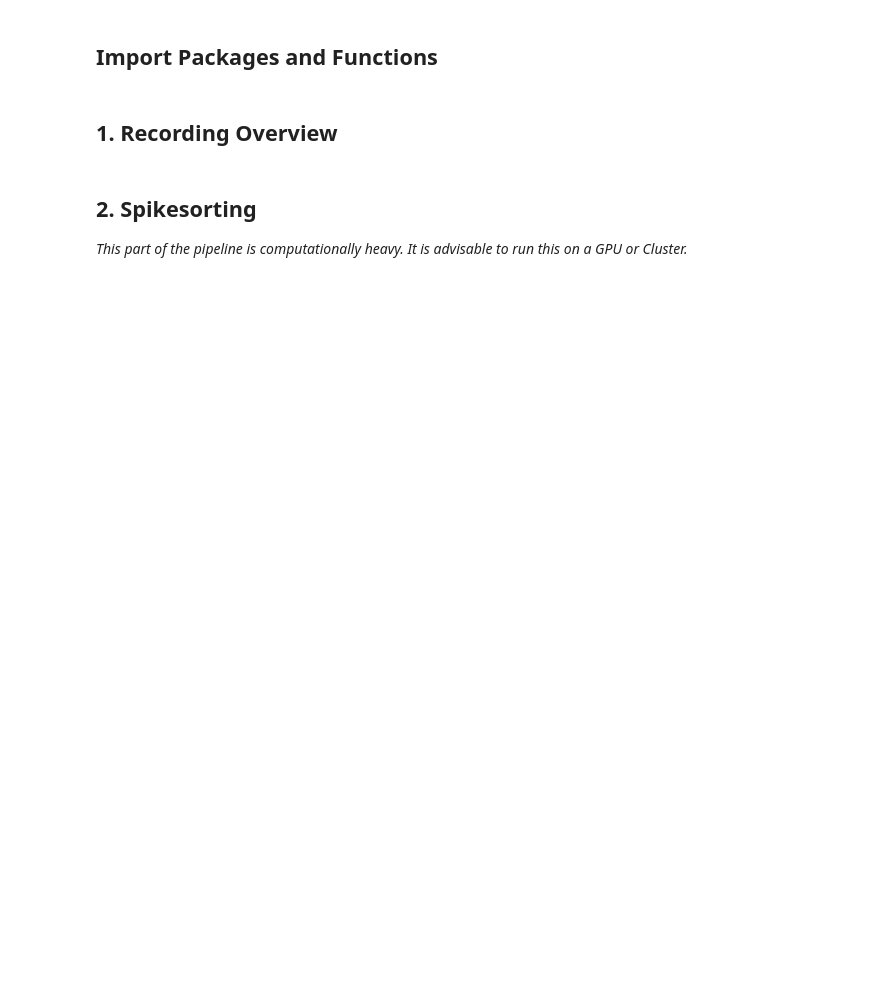
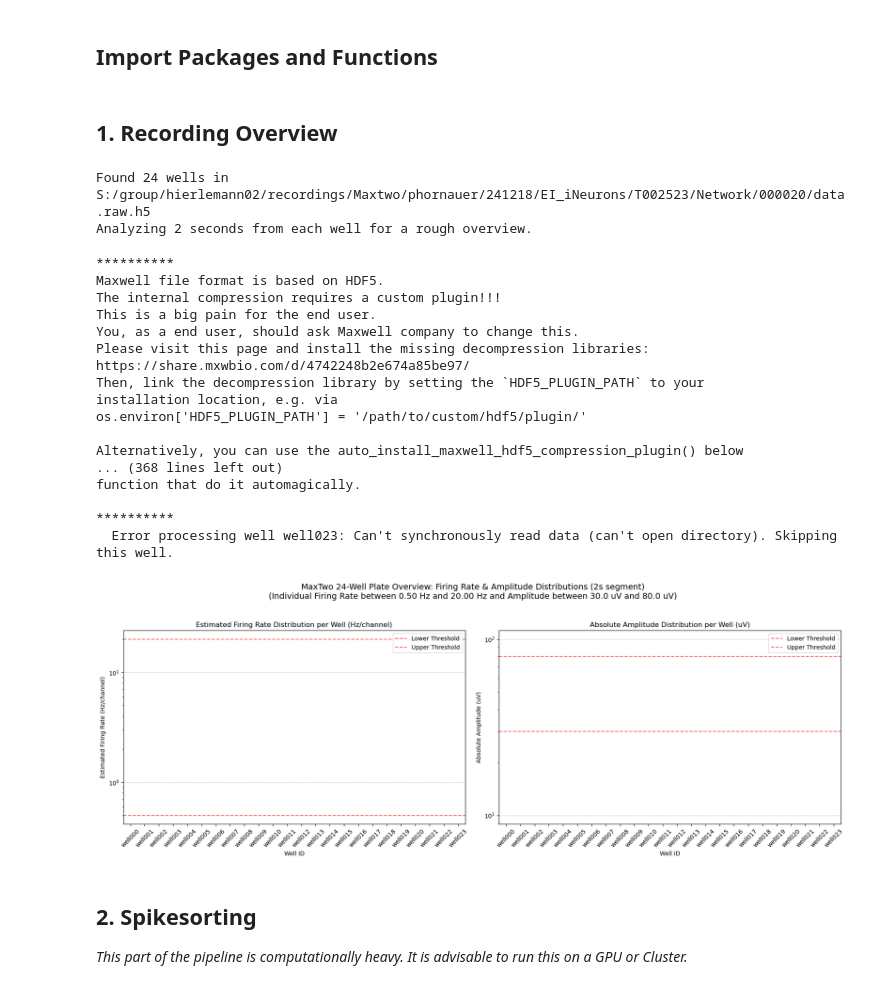
Before and after one commit to EHefti/DPQC, a Jupyter notebook: DPQC_Pipeline.ipynb, the cells around one changed output. Cells and saved outputs as stored; diff of their text form; code cells hidden in the pictures; blank space fills up the shorter version.

```diff
--- a/DPQC_Pipeline.ipynb
+++ b/DPQC_Pipeline.ipynb
@@ -27,21 +25,42 @@ import _functions.quality_control as qc
 # %%
 # Set your paths
 # Linux: '/net/bs-filesvr02/export/group/hierlemann/recordings/Maxtwo/.../data.raw.h5'
 # Windows: 'S:/group/hierlemann02/recordings/Maxtwo/.../data.raw.h5'
 
 rec_path = '/net/bs-filesvr02/export/group/hierlemann/recordings/Maxtwo/phornauer/241218/EI_iNeurons/T002523/Network/000020/data.raw.h5'
 save_root = '/net/bs-filesvr02/export/group/hierlemann/intermediate_data/Maxtwo/phornauer/EI_iNeurons/241218/T002523/Network/'
 
 h5 = h5py.File(rec_path)
 stream_ids = list(h5['wells'].keys())
 stream_ids = stream_ids[0:24]
 
 
-df_summary, rate_dist, amp_dist = sma.screen_maxtwo_activity(rec_path, segment_duration_s=10,
+df_summary, rate_dist, amp_dist = sma.screen_maxtwo_activity(rec_path, segment_duration_s=2,
                                                              rate_lower_threshold = 0.5,
                                                              rate_upper_threshold = 20,
                                                              amp_lower_threshold = 30,
                                                              amp_upper_threshold = 80)
+# %% [output]
+Found 24 wells in S:/group/hierlemann02/recordings/Maxtwo/phornauer/241218/EI_iNeurons/T002523/Network/000020/data.raw.h5
+Analyzing 2 seconds from each well for a rough overview.
+**********
+Maxwell file format is based on HDF5.
+The internal compression requires a custom plugin!!!
+This is a big pain for the end user.
+You, as a end user, should ask Maxwell company to change this.
+Please visit this page and install the missing decompression libraries:
+https://share.mxwbio.com/d/4742248b2e674a85be97/
+Then, link the decompression library by setting the `HDF5_PLUGIN_PATH` to your
+installation location, e.g. via
+os.environ['HDF5_PLUGIN_PATH'] = '/path/to/custom/hdf5/plugin/'
+
+Alternatively, you can use the auto_install_maxwell_hdf5_compression_plugin() below
+... (368 lines left out)
+function that do it automagically.
+
+**********
+  Error processing well well023: Can't synchronously read data (can't open directory). Skipping this well.
+[figure, added]
 # %% [markdown]
 ## 2. Spikesorting
 _This part of the pipeline is computationally heavy. It is advisable to run this on a GPU or Cluster._
```
Also changed, not shown: parts of 4 cells of this notebook.
